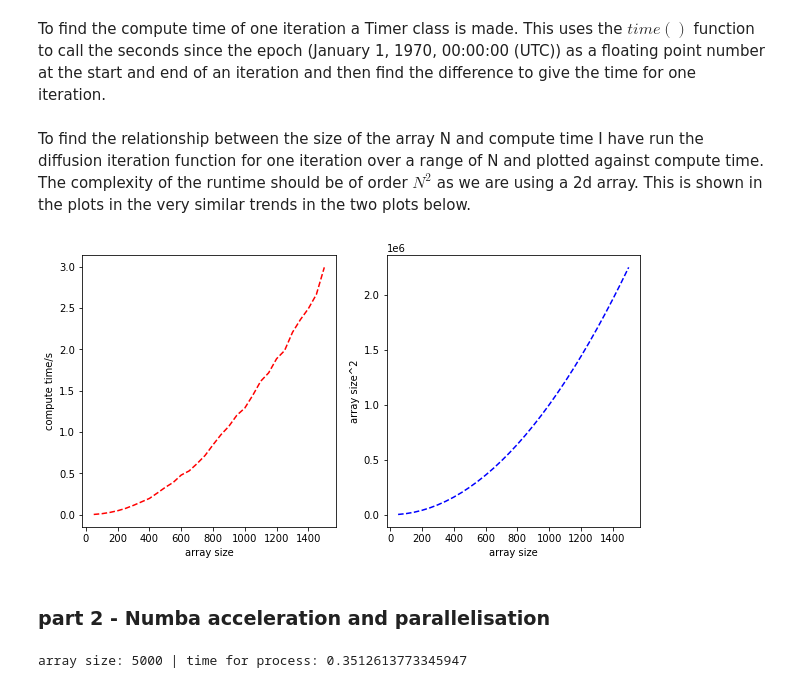
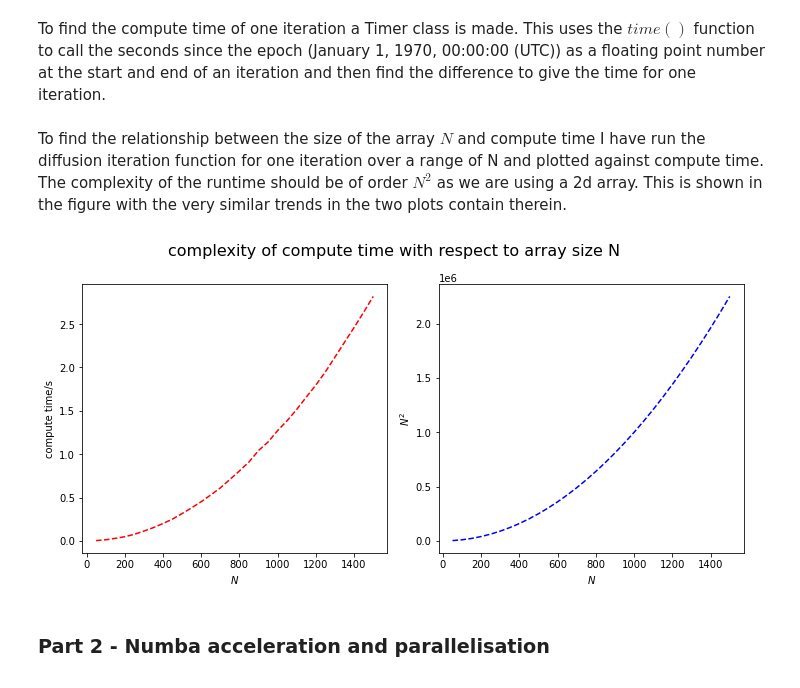
Before and after one commit to markp121/PHAS0102_cw1, a Jupyter notebook: coursework1_final.ipynb, the cells around one changed output. Drawn from its saved outputs; the diff is of its cells as text; code cells hidden in the pictures.

```diff
--- a/coursework1_final.ipynb
+++ b/coursework1_final.ipynb
@@ -54,7 +54,7 @@ class Timer:
         self.end = time.time()
         self.interval = self.end - self.start
 # %% [markdown]
-To find the relationship between the size of the array N and compute time I have run the diffusion iteration function for one iteration over a range of N and plotted against compute time. The complexity of the runtime should be of order $N^2$ as we are using a 2d array. This is shown in the plots in the very similar trends in the two plots below.
+To find the relationship between the size of the array $N$ and compute time I have run the diffusion iteration function for one iteration over a range of N and plotted against compute time. The complexity of the runtime should be of order $N^2$ as we are using a 2d array. This is shown in the figure with the very similar trends in the two plots contain therein.
 # %%
 %matplotlib inline
 
@@ -69,58 +69,40 @@ def diffusion_iteration(un, un1, N):
     return un
 
 
 x = []
 y = []
 
 for array_size in range(50,1550,50):
 
     u0 = np.zeros([array_size, array_size], dtype = 'float64')
     u0[int(array_size/2)-2:int(array_size/2)+2, int(array_size/2)-2:int(array_size/2)+2] = 1
     u1 = np.empty([array_size, array_size], dtype = 'float64')
 
     with Timer() as t:
         diffusion_iteration(u0, u1, array_size)
     x.append(array_size)
     y.append(t.interval)
 
+
+
 fig = plt.figure(figsize=(10.0, 5.0))
 
 axes1 = fig.add_subplot(1, 2, 1)
 axes2 = fig.add_subplot(1, 2, 2)
 
 axes1.set_ylabel("compute time/s")
-axes1.set_xlabel("array size")
+axes1.set_xlabel("$N$")
 axes1.plot(x, y, 'r--')
 
-axes2.set_ylabel("array size^2")
-axes2.set_xlabel("array size")
+axes2.set_ylabel("$N^2$")
+axes2.set_xlabel("$N$")
 axes2.plot(x,np.square(x), 'b--')
+fig.suptitle('complexity of compute time with respect to array size N', fontsize = 16)
+fig.tight_layout()
 
 
 plt.show()
 # %% [output]
-[figure, old version]
+[figure, new version]
 # %% [markdown]
-### part 2 - Numba acceleration and parallelisation
+### Part 2 - Numba acceleration and parallelisation
-# %%
-import numba
-import numpy as np
-
-@numba.njit
-def diffusion_iteration(un, un1, N):
-    for i in range(1, N-1):
-        for j in range(1, N-1):
-            un1[i, j] = (un[i+1,j] + un[i-1, j] + un[i, j+1] + un [i, j-1])/4
-    un[:] = un1
-    return un
-
-array_size = 5000
-u0 = np.zeros([array_size, array_size], dtype='float64')
-u1 = np.empty([array_size, array_size], dtype='float64')
-u0[1, 1:array_size-1] = 1
-
-with Timer() as t:
-        diffusion_iteration(u0, u1, array_size)
-print("array size: {}".format(array_size),"| time for process: {0}".format(t.interval))
-# %% [output]
-array size: 5000 | time for process: 0.3512613773345947
```
Also changed, not shown: parts of 5 cells of this notebook.
